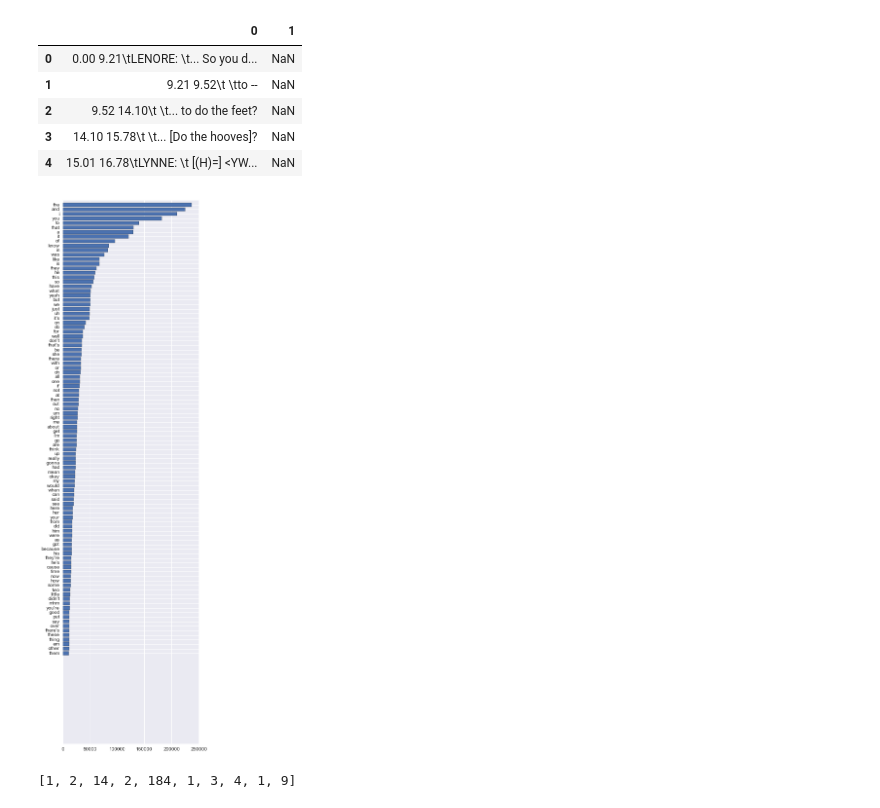
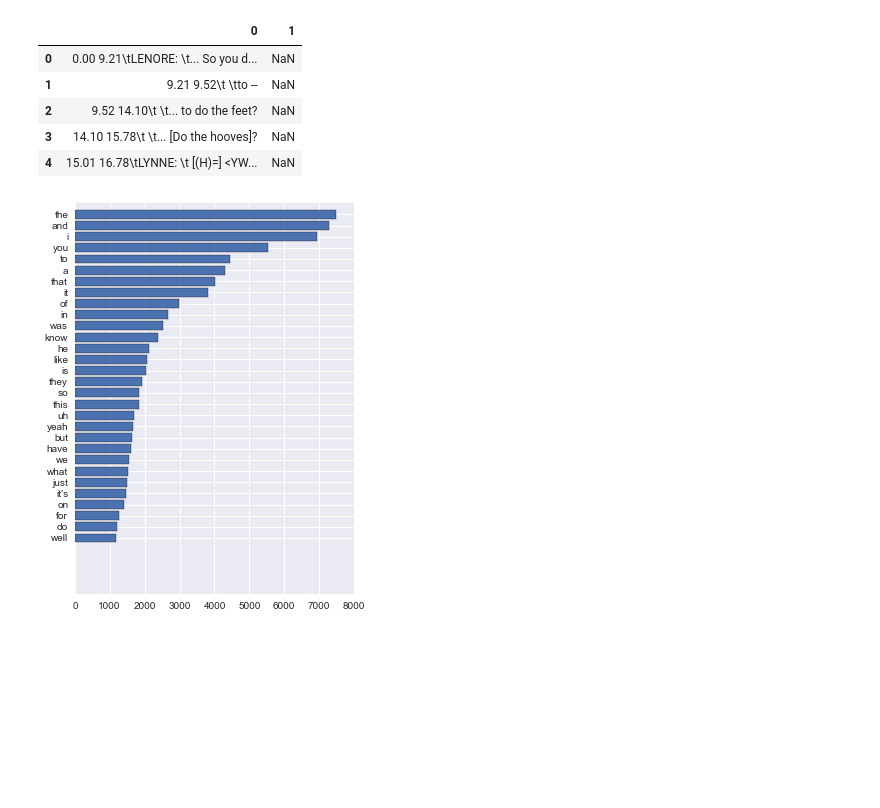
Before and after one commit to lfjover/spoken_english, a Jupyter notebook: spoken_english.ipynb, the cells around one changed output. Saved outputs shown, nothing was run; the diff lists cells and outputs as text; code cells hidden in the pictures; blank space fills up the shorter version.

```diff
--- a/spoken_english.ipynb
+++ b/spoken_english.ipynb
@@ -58,35 +58,45 @@ def get_list_of_words(clean_speech_series):
     for text in clean_speech_series:
         words = words + text
     return words
-# %%
-#create a dictionary with all the words
-chat1 = process_chat('data/transcripts/SBC001.trn')
-words = get_list_of_words(chat1.clean_speech)
-word_dict = Counter(words)
-
-file_names = os.listdir('data/transcripts')
-for file_name in file_names[1:] :
-    chat = process_chat('data/transcripts/'+file_name)
-    words = words + get_list_of_words(chat.clean_speech)
-    word_dict.update(words)
 # %%
 def find_bigrams(input_list):
   return zip(input_list, input_list[1:])
+# %%
+def get_list_of_bigrams(clean_speech_series):
+    """get list of bigrams from all the sentences in clean speech"""
+    bigrams = []
+    for sentence in clean_speech_series:
+        bigrams = bigrams + find_bigrams(sentence)
+    return bigrams
+# %%
+#create a dictionary with all the words
+chat1 = process_chat('data/transcripts/SBC001.trn')
+word_dict = Counter(get_list_of_words(chat1.clean_speech))
+bigram_dict = Counter(get_list_of_bigrams(chat1.clean_speech))
+
+file_names = os.listdir('data/transcripts')
+for file_name in file_names[1:] :
+    chat = process_chat('data/transcripts/'+file_name)
+    words = words + get_list_of_words(chat.clean_speech)
+    word_dict.update(get_list_of_words(chat.clean_speech))
+    bigram_dict.update(get_list_of_bigrams(chat.clean_speech))
 # %%
 # get most common words and counts for bar graph
 mc_words = []
 mc_counts = []
-for word_count in word_dict.most_common(100):
-    mc_words.append(word_count[0])
-    mc_counts.append(word_count[1])
+for word_and_count in word_dict.most_common(30):
+    mc_words.append(word_and_count[0])
+    mc_counts.append(word_and_count[1])
+
+mc_bigrams = []
+mc_bigram_counts = []
+for bigram_and_count in bigram_dict.most_common(20):
+    mc_bigrams.append(bigram_and_count[0][0] + ' ' + bigram_and_count[0][1])
+    mc_bigram_counts.append(bigram_and_count[1])
 # %%
 X = np.arange(len(mc_words))
 h_bar = plt.barh(X, mc_counts[-1::-1], align='center')
 plt.yticks(X, mc_words[-1::-1]);
-plt.rcParams["figure.figsize"] = [5,20]
+plt.rcParams["figure.figsize"] = [5,7]
 # %% [output]
-[figure, old version]
+[figure, new version]
-# %%
-word_dict.values()[:10]
-# %% [output]
-[1, 2, 14, 2, 184, 1, 3, 4, 1, 9]
```
Also changed, not shown: parts of 2 cells of this notebook.
